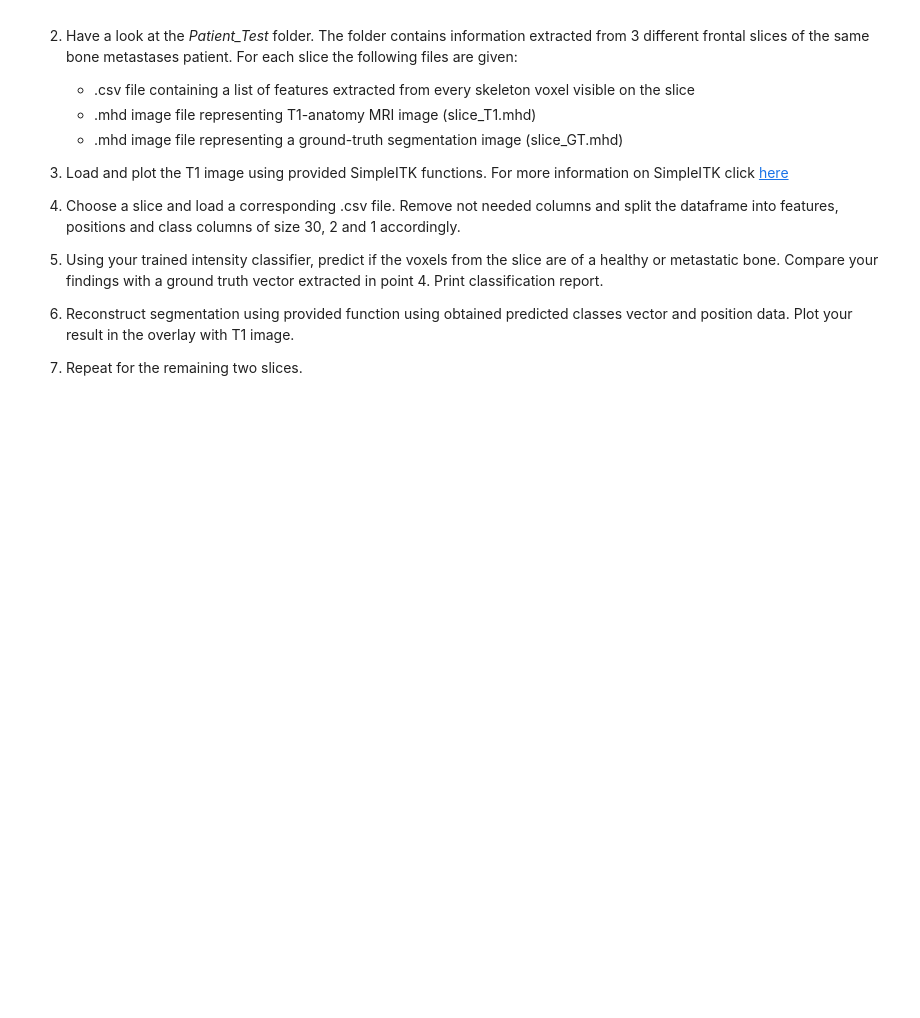
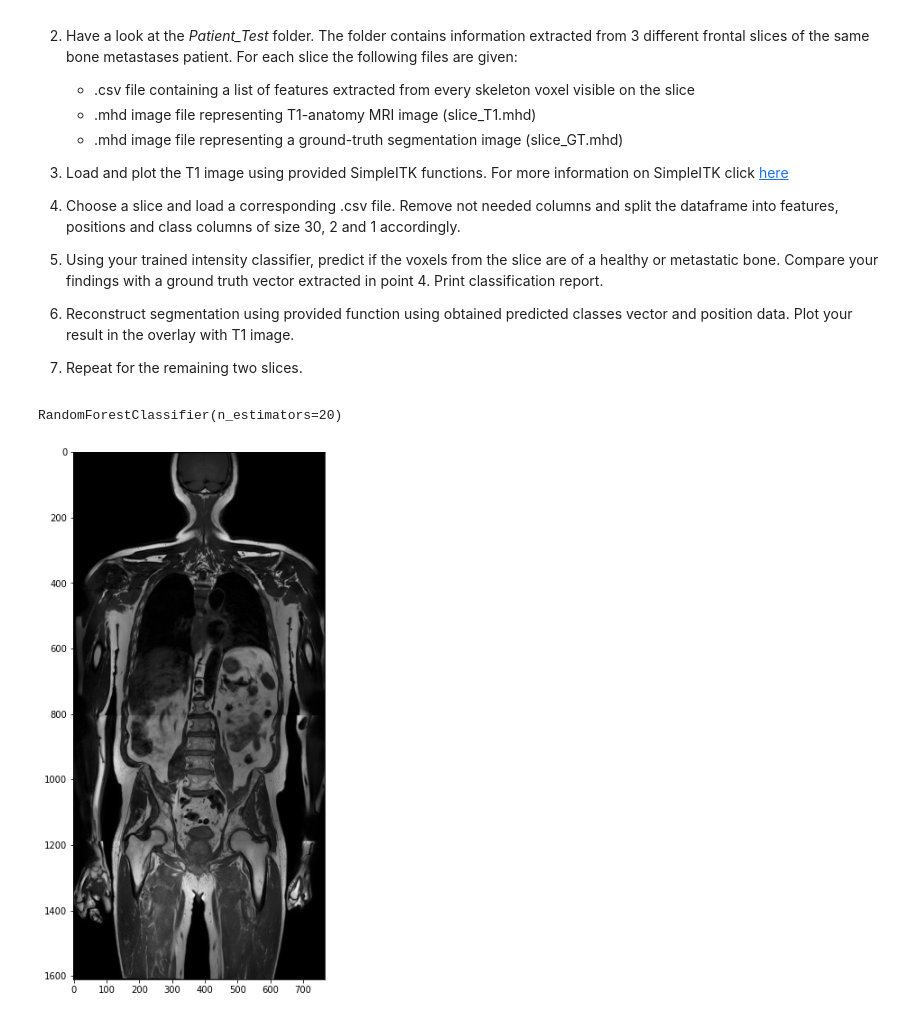
Before and after one commit to abishek1233/Clinical-Decision-Practicals, a Jupyter notebook: WPO3/WPO3.ipynb, the cells around one changed output. Cells and saved outputs as stored; diff of their text form; code cells hidden in the pictures; blank space fills up the shorter version.

```diff
--- a/WPO3/WPO3.ipynb
+++ b/WPO3/WPO3.ipynb
@@ -360,6 +368,10 @@ It is time to test our machine learning algorithm on a new data, which was not i
 6. Reconstruct segmentation using provided function using obtained predicted classes vector and position data. Plot your result in the overlay with T1 image.
 
 7. Repeat for the remaining two slices.
+# %%
+model1.fit(intensityTrainData, label)
+# %% [output]
+RandomForestClassifier(n_estimators=20)
 # %%
 ### Code for task 6
 import SimpleITK as sitk
@@ -402,3 +414,8 @@ def reconstruct_segmentation_image(predicted, positions, slice_filename):
     output_seg = sitk.GetImageFromArray(output_seg)
 
     return output_seg
+# %%
+slice_T1 = loadImage(".\Data\Patient_Test\slice_124\slice_T1.mhd")
+showImage(slice_T1)
+# %% [output]
+[figure, added]
```
Also changed, not shown: parts of 11 cells of this notebook.
